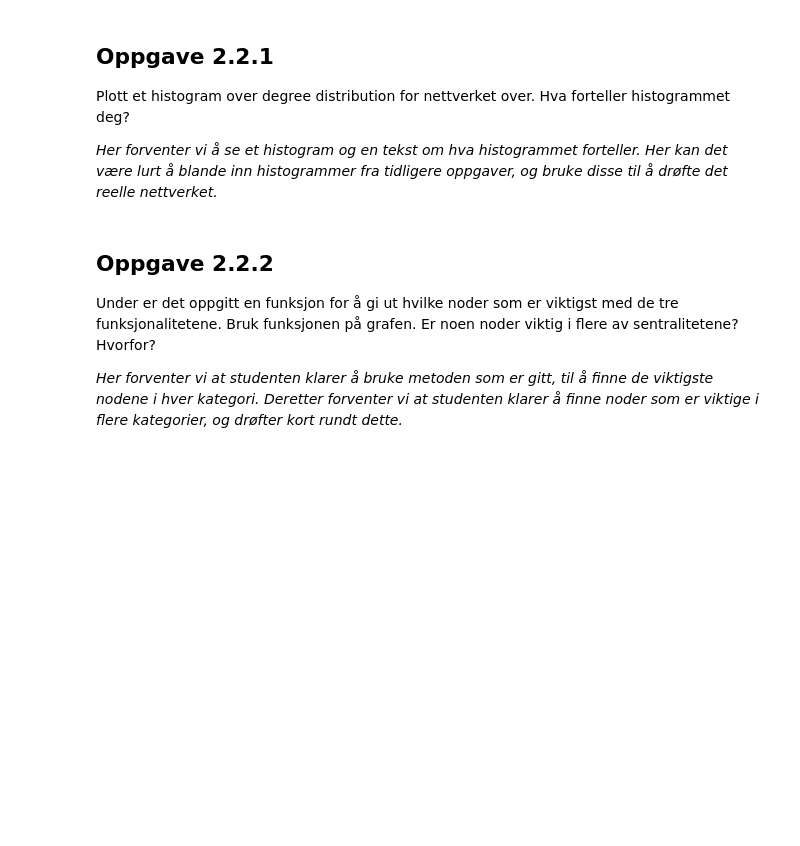
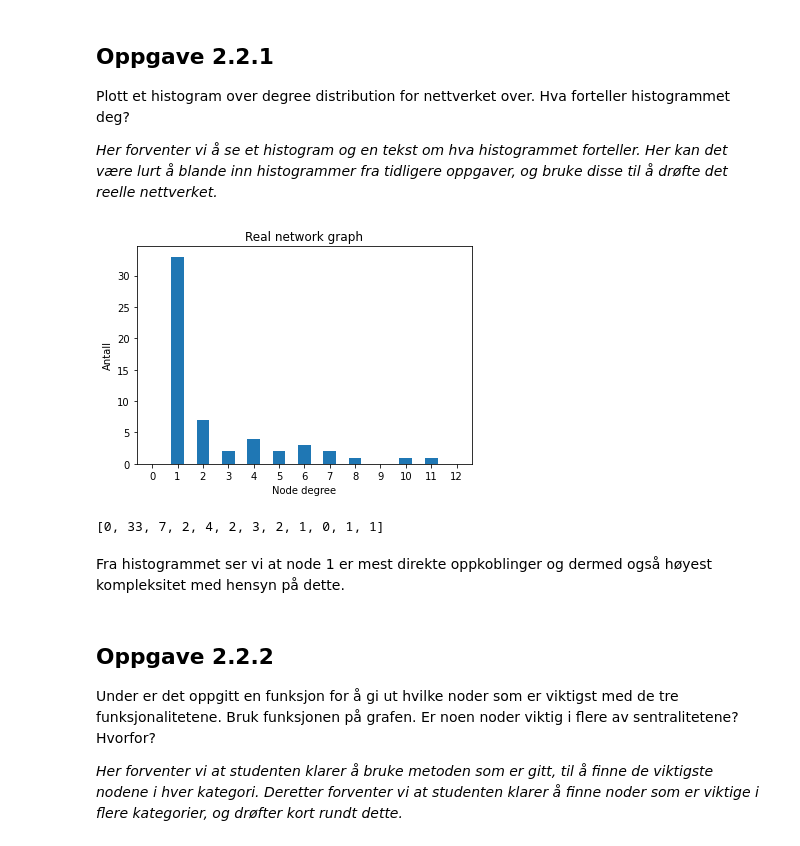
Before and after one commit to Eeaeau/TTM4185, a Jupyter notebook: Oving3-revidert-v1.ipynb, the cells around one changed output. Drawn from its saved outputs; the diff is of its cells as text; code cells hidden in the pictures; blank space fills up the shorter version.

```diff
--- a/Oving3-revidert-v1.ipynb
+++ b/Oving3-revidert-v1.ipynb
@@ -544,6 +549,13 @@ Plott et histogram over degree distribution for nettverket over. Hva forteller h
 <em> Her forventer vi å se et histogram og en tekst om hva histogrammet forteller. Her kan det være lurt å blande inn histogrammer fra tidligere oppgaver, og bruke disse til å drøfte det reelle nettverket. </em>
 # %%
 #Kode og forklaring her
+plt.title('Real network graph')
+real_graph.histogram()
+# %% [output]
+[figure, added]
+[0, 33, 7, 2, 4, 2, 3, 2, 1, 0, 1, 1]
+# %% [markdown]
+Fra histogrammet ser vi at node 1 er mest direkte oppkoblinger og dermed også høyest kompleksitet med hensyn på dette.
 # %% [markdown]
 ## Oppgave 2.2.2
 Under er det oppgitt en funksjon for å gi ut hvilke noder som er viktigst med de tre funksjonalitetene. Bruk funksjonen på grafen.
```
Also changed, not shown: parts of 7 cells of this notebook.
